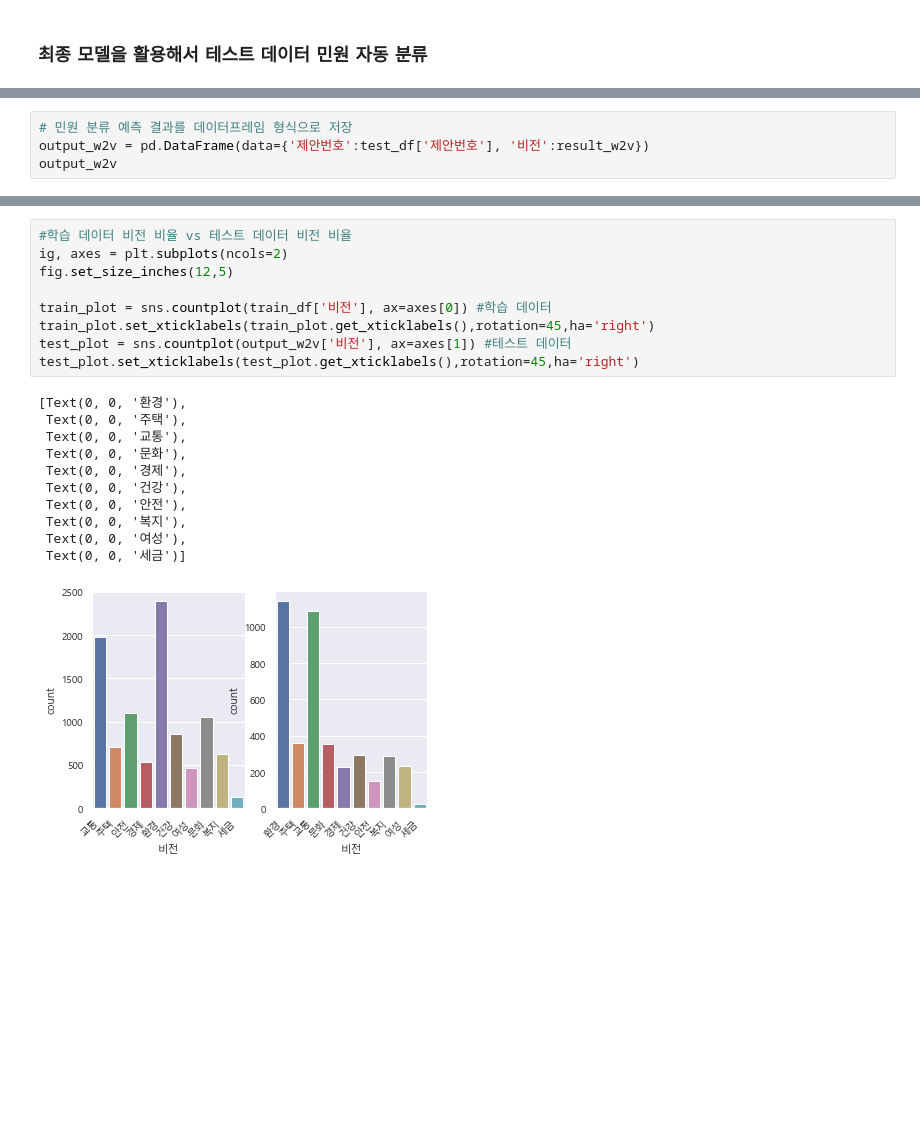
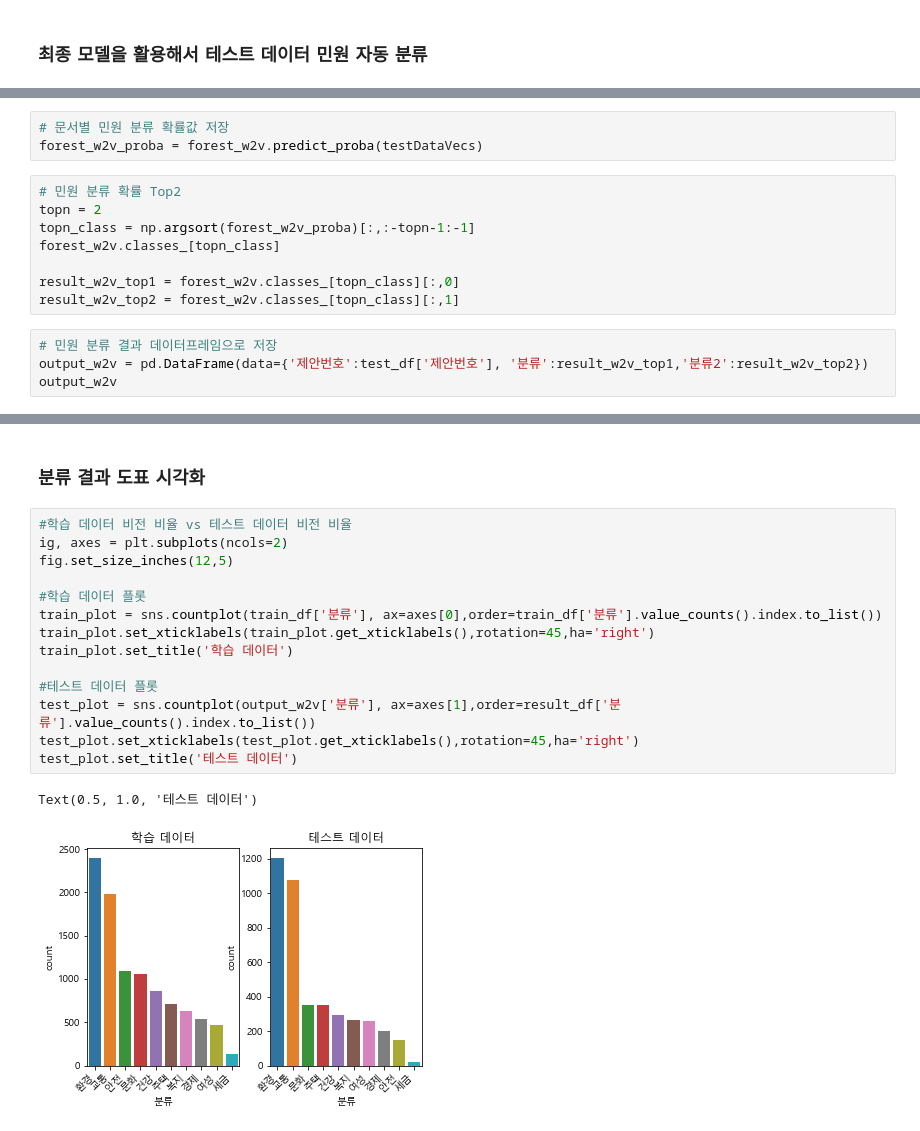
Before and after one commit to SeoulDigitalFoundation/VoiceOfSeoul_AnalysisGuide, a Jupyter notebook: 02word2vec.ipynb, the cells around one changed output, grey strips where cells are left out. Drawn from its saved outputs; the diff is of its cells as text; blank space fills up the shorter version.

```diff
--- a/02word2vec.ipynb
+++ b/02word2vec.ipynb
@@ -309,5 +298,16 @@ Stored 'result_w2v' (ndarray)
+# %%
+# 문서별 민원 분류 확률값 저장
+forest_w2v_proba = forest_w2v.predict_proba(testDataVecs)
+# %%
+# 민원 분류 확률 Top2
+topn = 2
+topn_class = np.argsort(forest_w2v_proba)[:,:-topn-1:-1]
+forest_w2v.classes_[topn_class]
+
+result_w2v_top1 = forest_w2v.classes_[topn_class][:,0]
+result_w2v_top2 = forest_w2v.classes_[topn_class][:,1]
 # %%
-# 민원 분류 예측 결과를 데이터프레임 형식으로 저장
-output_w2v = pd.DataFrame(data={'제안번호':test_df['제안번호'], '비전':result_w2v})
+# 민원 분류 결과 데이터프레임으로 저장
+output_w2v = pd.DataFrame(data={'제안번호':test_df['제안번호'], '분류':result_w2v_top1,'분류2':result_w2v_top2})
 output_w2v
 # %% [output]
@@ -360,21 +360,19 @@ result_df
+# %% [markdown]
+### 분류 결과 도표 시각화 ###
 # %%
 #학습 데이터 비전 비율 vs 테스트 데이터 비전 비율
 ig, axes = plt.subplots(ncols=2)
 fig.set_size_inches(12,5)
 
-train_plot = sns.countplot(train_df['비전'], ax=axes[0]) #학습 데이터
+#학습 데이터 플롯
+train_plot = sns.countplot(train_df['분류'], ax=axes[0],order=train_df['분류'].value_counts().index.to_list())
 train_plot.set_xticklabels(train_plot.get_xticklabels(),rotation=45,ha='right')
-test_plot = sns.countplot(output_w2v['비전'], ax=axes[1]) #테스트 데이터
+train_plot.set_title('학습 데이터')
+
+#테스트 데이터 플롯
+test_plot = sns.countplot(output_w2v['분류'], ax=axes[1],order=result_df['분류'].value_counts().index.to_list())
 test_plot.set_xticklabels(test_plot.get_xticklabels(),rotation=45,ha='right')
+test_plot.set_title('테스트 데이터')
 # %% [output]
-[Text(0, 0, '환경'),
- Text(0, 0, '주택'),
- Text(0, 0, '교통'),
- Text(0, 0, '문화'),
- Text(0, 0, '경제'),
- Text(0, 0, '건강'),
- Text(0, 0, '안전'),
- Text(0, 0, '복지'),
- Text(0, 0, '여성'),
- Text(0, 0, '세금')]
+Text(0.5, 1.0, '테스트 데이터')
-[figure, old version]
+[figure, new version]
```
Also changed, not shown: parts of 20 cells of this notebook, 1 other file.
